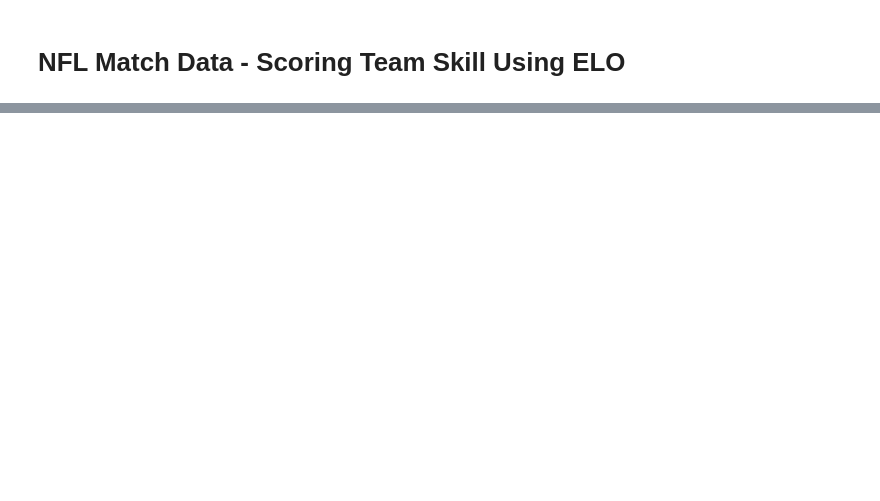
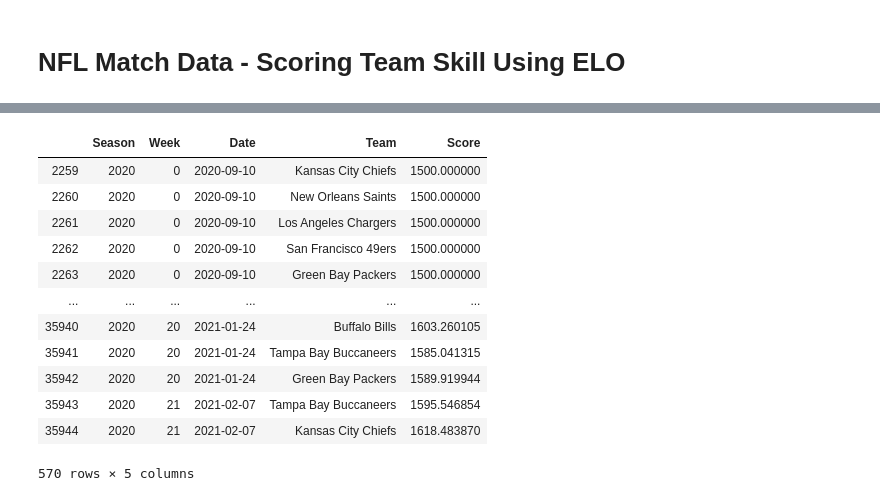
Before and after one commit to alessiomorteo/NFL, a Jupyter notebook: NFL_Match_Data_Scoring_ELO.ipynb, the cells around one changed output, grey strips where cells are left out. Saved outputs shown, nothing was run; the diff lists cells and outputs as text; code cells hidden in the pictures; blank space fills up the shorter version.

```diff
--- a/NFL_Match_Data_Scoring_ELO.ipynb
+++ b/NFL_Match_Data_Scoring_ELO.ipynb
@@ -17,5 +17,5 @@ df = df.sort_values(by="Date", ascending=True)
 # ELO Config
 k = 20
 beta = 1000
-start_score = 1500.0
-seasons = df["Season"].unique()
+START_SCORE = 1500.0
+seasons = df["Season"].unique().tolist()
@@ -22,11 +24,17 @@ seasons = df["Season"].unique()
 # %%
+
 base_elo_df = pd.DataFrame(columns=["Season", "Week", "Date", "Team", "Score"])
 base_elo_df["Score"] = base_elo_df["Score"].astype(float)
 
 for season in seasons:
-    season_df = df[df["Season"] == season]
-    start_date = season_df["Date"].min()
-    teams = list(set(list(season_df["Winner/tie"].unique()) + list(season_df["Loser/tie"].unique())))
+    season_df = df[df["Season"] == season] # table of just that season
+    start_date = season_df["Date"].values.min() # season start date
+    teams = list(set(list(season_df["Winner/tie"]) + list(season_df["Loser/tie"])))
     for team in teams:
-        new_row = {"Season": season, "Week": 0, "Date": start_date, "Team": team, "Score": start_score}
-        base_elo_df = base_elo_df.append(new_row, ignore_index=True)
+        new_row = {"Season": season,
+                   "Week": 0,
+                   "Date": start_date,
+                   "Team": team,
+                   "Score": START_SCORE}
+        base_elo_df = base_elo_df.append(new_row,
+                                         ignore_index=True)
@@ -80,3 +104,19 @@ See the caveats in the documentation: http://pandas.pydata.org/pandas-docs/stabl
+# %%
+season_2020
+# %% [output]
+|  | Season | Week | Date | Team | Score |
+| 2259 | 2020 | 0 | 2020-09-10 | Kansas City Chiefs | 1500.000000 |
+| 2260 | 2020 | 0 | 2020-09-10 | New Orleans Saints | 1500.000000 |
+| 2261 | 2020 | 0 | 2020-09-10 | Los Angeles Chargers | 1500.000000 |
+| 2262 | 2020 | 0 | 2020-09-10 | San Francisco 49ers | 1500.000000 |
+| 2263 | 2020 | 0 | 2020-09-10 | Green Bay Packers | 1500.000000 |
+| ... | ... | ... | ... | ... | ... |
+| 35940 | 2020 | 20 | 2021-01-24 | Buffalo Bills | 1603.260105 |
+| 35941 | 2020 | 20 | 2021-01-24 | Tampa Bay Buccaneers | 1585.041315 |
+| 35942 | 2020 | 20 | 2021-01-24 | Green Bay Packers | 1589.919944 |
+| 35943 | 2020 | 21 | 2021-02-07 | Tampa Bay Buccaneers | 1595.546854 |
+| 35944 | 2020 | 21 | 2021-02-07 | Kansas City Chiefs | 1618.483870 |
+570 rows × 5 columns
 # %%
 plt.subplots(figsize=(14, 6))
 sns.lineplot(data=season_2020, x="Week", y="Score", hue="Team", marker="o")
```
Also changed, not shown: parts of 10 cells of this notebook, 1 other file.
